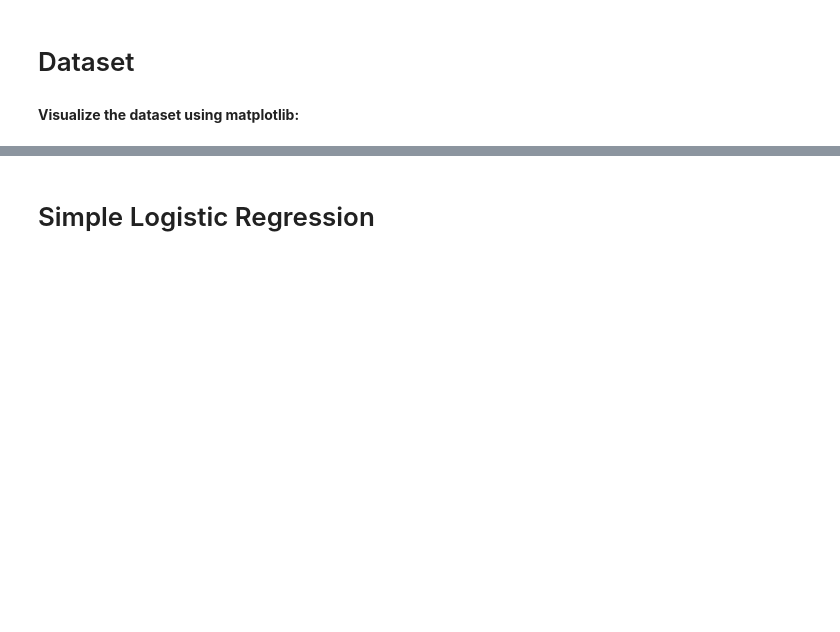
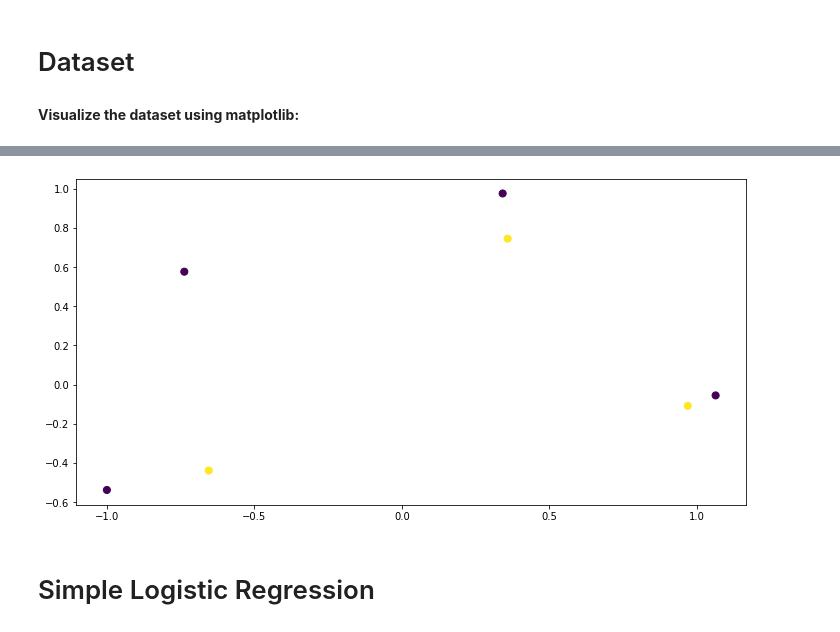
Before and after one commit to EranGoor/DeepLearning, a Jupyter notebook: EX_1_TAU_eran_gureshnik .ipynb, the cells around one changed output, grey strips where cells are left out. Saved outputs shown, nothing was run; the diff lists cells and outputs as text; code cells hidden in the pictures; blank space fills up the shorter version.

```diff
--- a/EX_1_TAU_eran_gureshnik .ipynb
+++ b/EX_1_TAU_eran_gureshnik .ipynb
@@ -54,3 +53,10 @@ Text(0.5, 1.0, 'test points')
+# %%
+fig=plt.figure(figsize=(12,6))
+ax1=fig.add_subplot(1,1,1)
+ax1.scatter(x_train[:,0],x_train[:,1],c=y_train, s=50)
+plt.show()
+# %% [output]
+[figure, added]
 # %% [markdown]
 # Simple Logistic Regression
 # %% [markdown]
```
Also changed, not shown: parts of 6 cells of this notebook.
